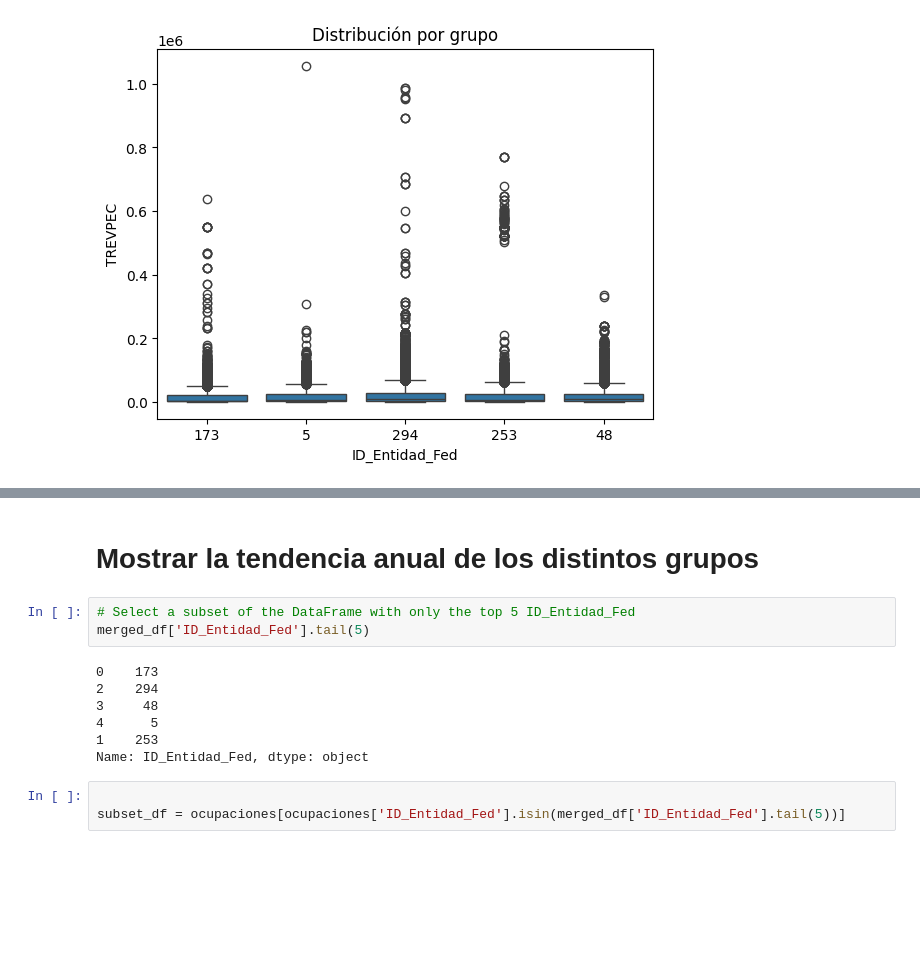
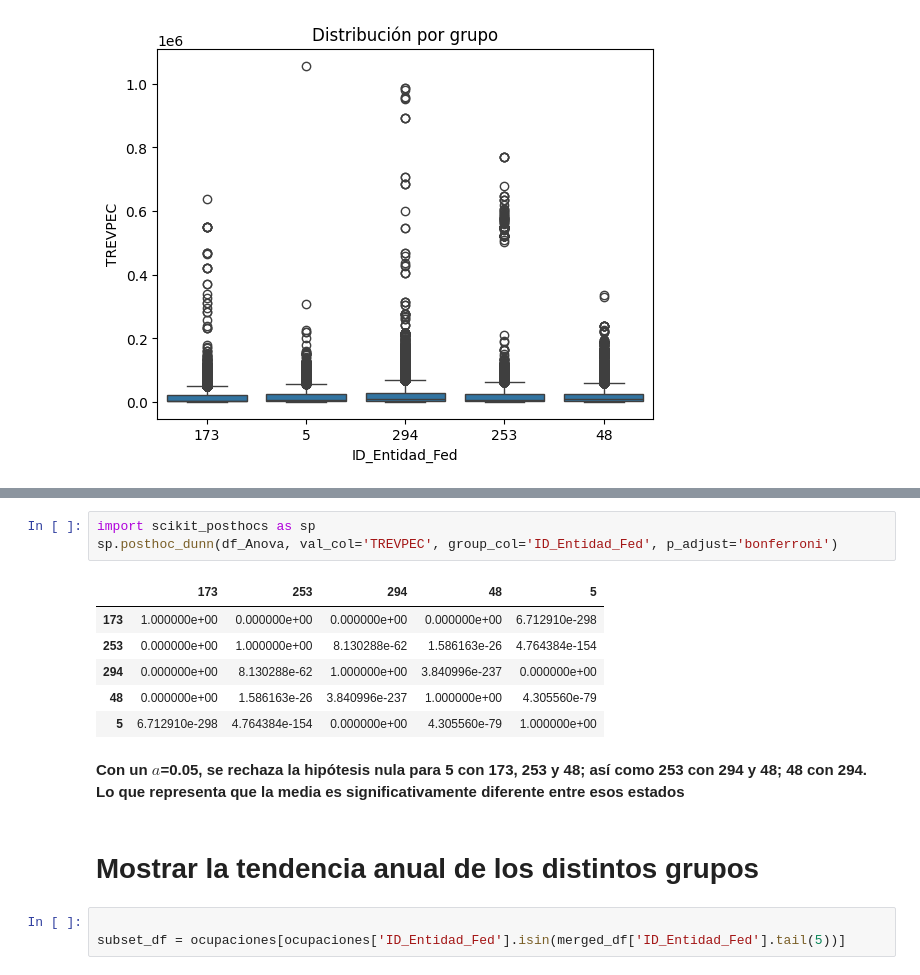
Before and after one commit to Azahramirez/claseMreporeto, a Jupyter notebook: notebooks/Notebook2_DataAnalysis_TocEdos.ipynb, the cells around one changed output, grey strips where cells are left out. Drawn from its saved outputs; the diff is of its cells as text; blank space fills up the shorter version.

```diff
--- a/notebooks/Notebook2_DataAnalysis_TocEdos.ipynb
+++ b/notebooks/Notebook2_DataAnalysis_TocEdos.ipynb
@@ -212,15 +180,17 @@ Se demuestra con un 95% que la media de gasto por cliente es diferente entre ID_
+# %%
+import scikit_posthocs as sp
+sp.posthoc_dunn(df_Anova, val_col='TREVPEC', group_col='ID_Entidad_Fed', p_adjust='bonferroni')
+# %% [output]
+|  | 173 | 253 | 294 | 48 | 5 |
+| 173 | 1.000000e+00 | 0.000000e+00 | 0.000000e+00 | 0.000000e+00 | 6.712910e-298 |
+| 253 | 0.000000e+00 | 1.000000e+00 | 8.130288e-62 | 1.586163e-26 | 4.764384e-154 |
+| 294 | 0.000000e+00 | 8.130288e-62 | 1.000000e+00 | 3.840996e-237 | 0.000000e+00 |
+| 48 | 0.000000e+00 | 1.586163e-26 | 3.840996e-237 | 1.000000e+00 | 4.305560e-79 |
+| 5 | 6.712910e-298 | 4.764384e-154 | 0.000000e+00 | 4.305560e-79 | 1.000000e+00 |
+# %% [markdown]
+**Con un $a$=0.05, se rechaza la hipótesis nula para 5 con 173, 253 y 48; así como 253 con 294 y 48; 48 con 294. Lo que representa que la media es significativamente diferente entre esos estados**
 # %% [markdown]
 # Mostrar la tendencia anual de los distintos grupos
-# %%
-# Select a subset of the DataFrame with only the top 5 ID_Entidad_Fed
-merged_df['ID_Entidad_Fed'].tail(5)
-# %% [output]
-0    173
-2    294
-3     48
-4      5
-1    253
-Name: ID_Entidad_Fed, dtype: object
 # %%
 
 subset_df = ocupaciones[ocupaciones['ID_Entidad_Fed'].isin(merged_df['ID_Entidad_Fed'].tail(5))]
```
Also changed, not shown: parts of 25 cells of this notebook, 9 other files.
